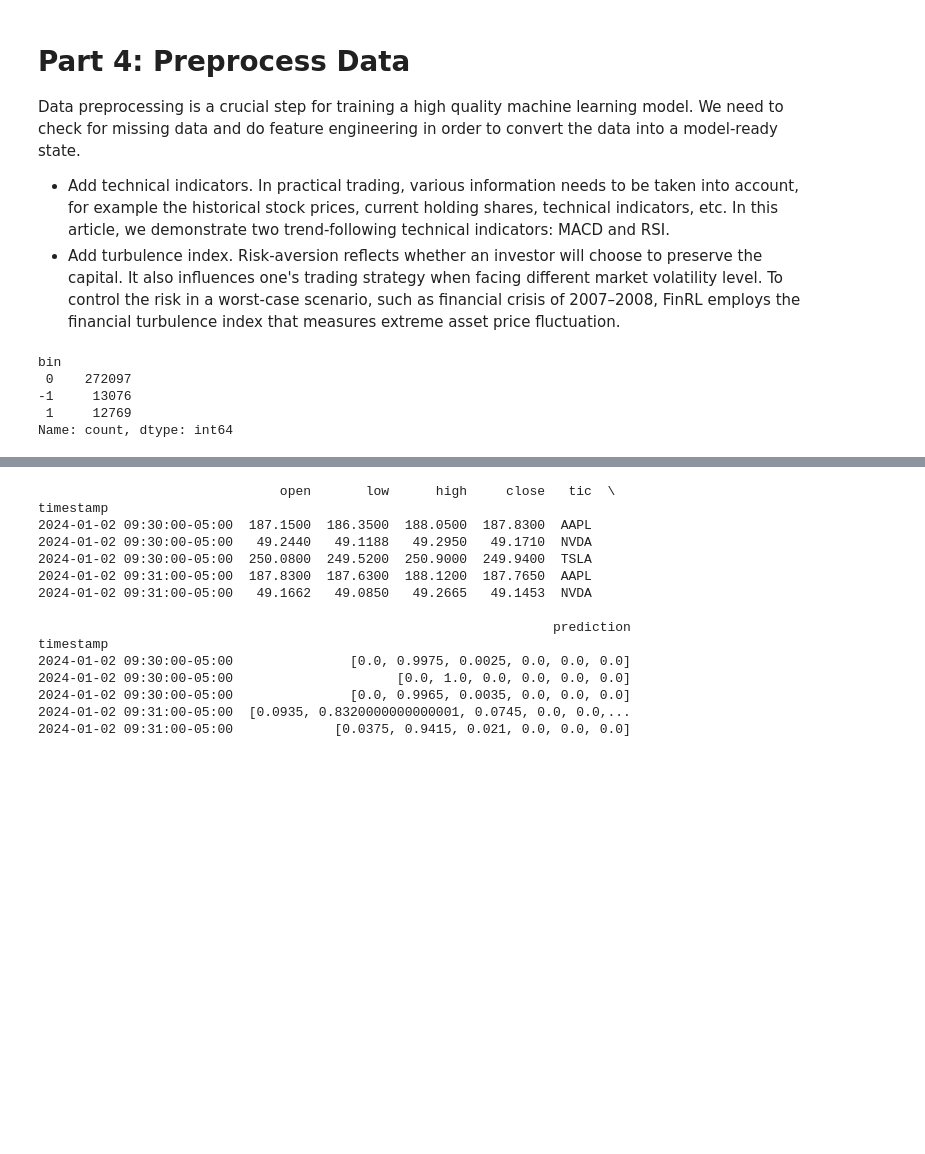
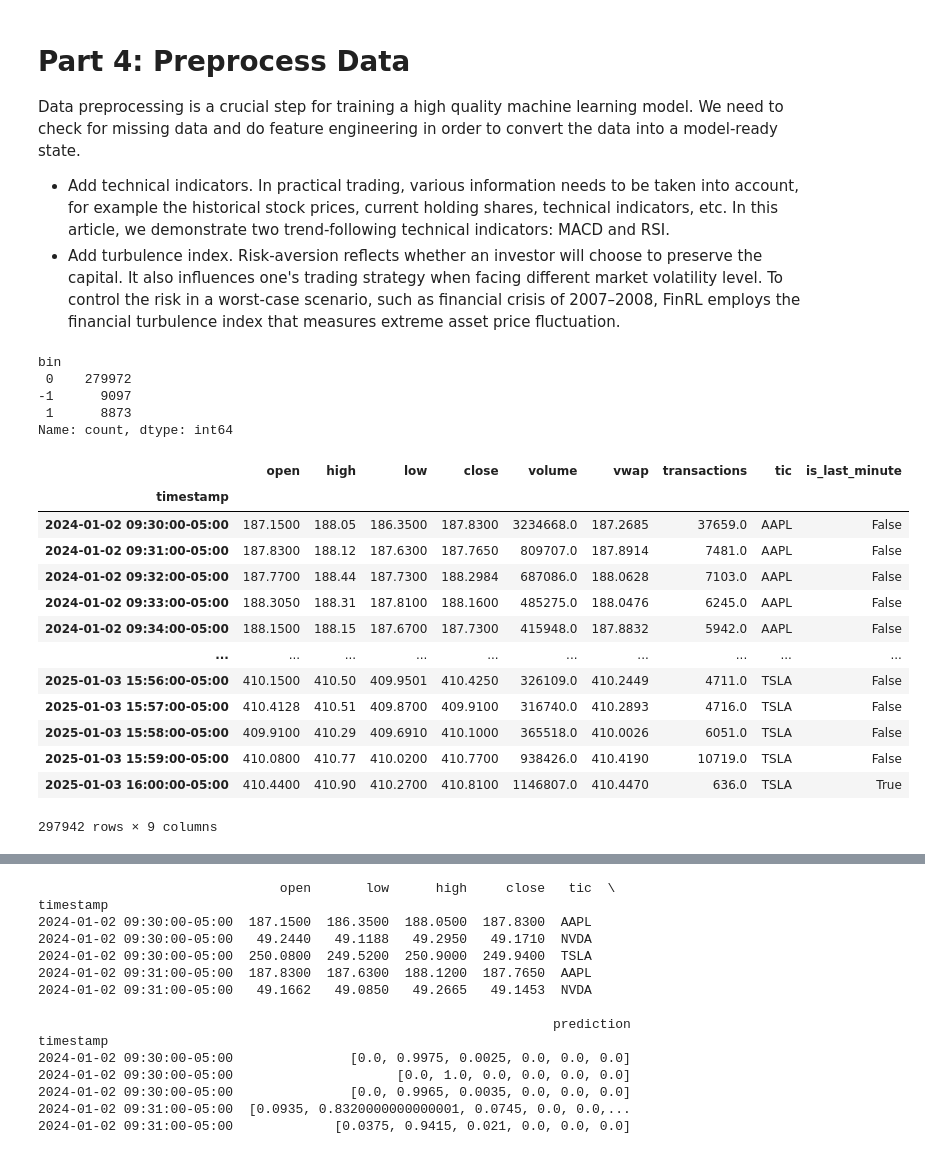
Before and after one commit to SvenTern/algotrade, a Jupyter notebook: Обучение_игровой_модели_оптимизации_портфеля.ipynb, the cells around one changed output, grey strips where cells are left out. Cells and saved outputs as stored; diff of their text form; code cells hidden in the pictures; blank space fills up the shorter version.

```diff
--- a/Обучение_игровой_модели_оптимизации_портфеля.ipynb
+++ b/Обучение_игровой_модели_оптимизации_портфеля.ipynb
@@ -180,16 +185,16 @@ list_tickers = ['AAPL', 'TSLA', 'NVDA']
 coeff_tp = 1
 coeff_sl = 1
 
-download = True
+download = False
 
 # Initialize processor
 processor = FinancePreprocessor('polygon', list_tickers, "1Min", file_path)
-data =  processor.clean_data(df = None, clean = download, required_columns=None)
+data =  processor.clean_data(df = None, clean = True, required_columns=None)
 
 if download:
     labels = processor.read_csv('labels.csv')
 else:
-    labels = labeling.short_long_box(data)
+    labels = short_long_box(data, short_period = 3)
     labels.to_csv(processor.file_path + 'labels.csv', index=True)
 
 print(labels['bin'].value_counts())
@@ -201,7 +206,24 @@ else:
     indicators.to_csv(processor.file_path + 'indicators.csv', index=True)
 # %% [output]
 bin
- 0    272097
--1     13076
- 1     12769
+ 0    279972
+-1      9097
+ 1      8873
 Name: count, dtype: int64
+# %%
+data
+# %% [output]
+|  | open | high | low | close | volume | vwap | transactions | tic | is_last_minute |
+| timestamp |  |  |  |  |  |  |  |  |  |
+| 2024-01-02 09:30:00-05:00 | 187.1500 | 188.05 | 186.3500 | 187.8300 | 3234668.0 | 187.2685 | 37659.0 | AAPL | False |
+| 2024-01-02 09:31:00-05:00 | 187.8300 | 188.12 | 187.6300 | 187.7650 | 809707.0 | 187.8914 | 7481.0 | AAPL | False |
+| 2024-01-02 09:32:00-05:00 | 187.7700 | 188.44 | 187.7300 | 188.2984 | 687086.0 | 188.0628 | 7103.0 | AAPL | False |
+| 2024-01-02 09:33:00-05:00 | 188.3050 | 188.31 | 187.8100 | 188.1600 | 485275.0 | 188.0476 | 6245.0 | AAPL | False |
+| 2024-01-02 09:34:00-05:00 | 188.1500 | 188.15 | 187.6700 | 187.7300 | 415948.0 | 187.8832 | 5942.0 | AAPL | False |
+| ... | ... | ... | ... | ... | ... | ... | ... | ... | ... |
+| 2025-01-03 15:56:00-05:00 | 410.1500 | 410.50 | 409.9501 | 410.4250 | 326109.0 | 410.2449 | 4711.0 | TSLA | False |
+| 2025-01-03 15:57:00-05:00 | 410.4128 | 410.51 | 409.8700 | 409.9100 | 316740.0 | 410.2893 | 4716.0 | TSLA | False |
+| 2025-01-03 15:58:00-05:00 | 409.9100 | 410.29 | 409.6910 | 410.1000 | 365518.0 | 410.0026 | 6051.0 | TSLA | False |
+| 2025-01-03 15:59:00-05:00 | 410.0800 | 410.77 | 410.0200 | 410.7700 | 938426.0 | 410.4190 | 10719.0 | TSLA | False |
+| 2025-01-03 16:00:00-05:00 | 410.4400 | 410.90 | 410.2700 | 410.8100 | 1146807.0 | 410.4470 | 636.0 | TSLA | True |
+297942 rows × 9 columns
```
Also changed, not shown: parts of 30 cells of this notebook.
